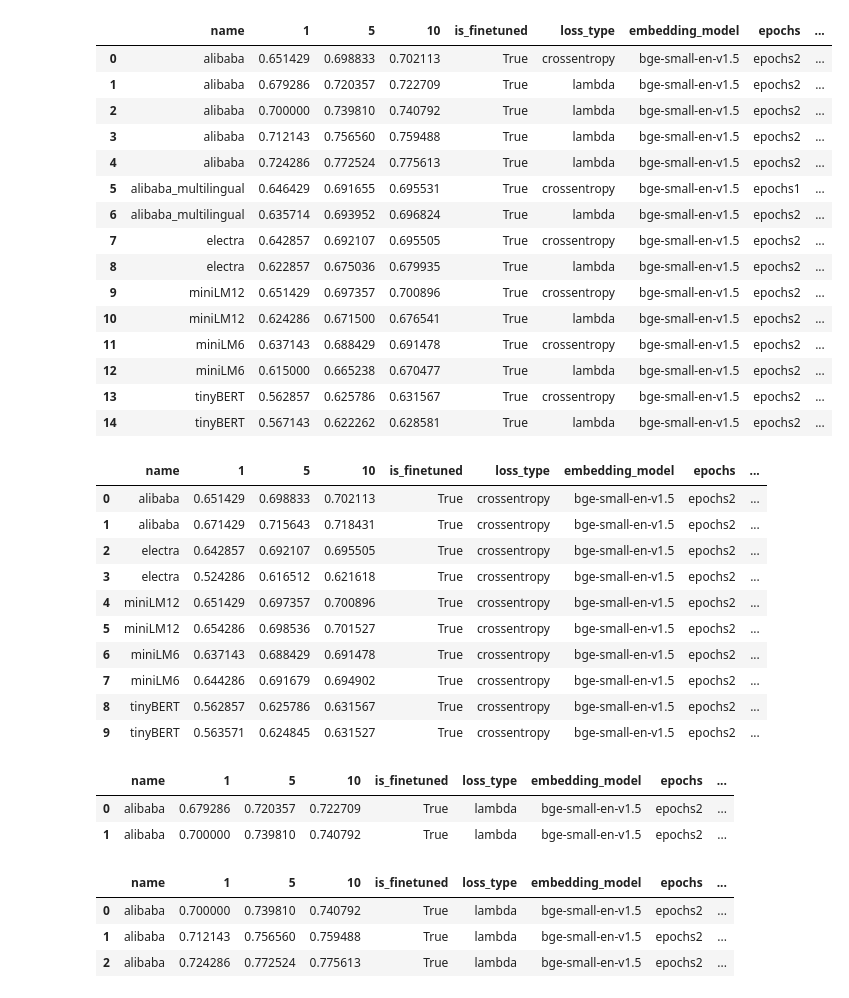
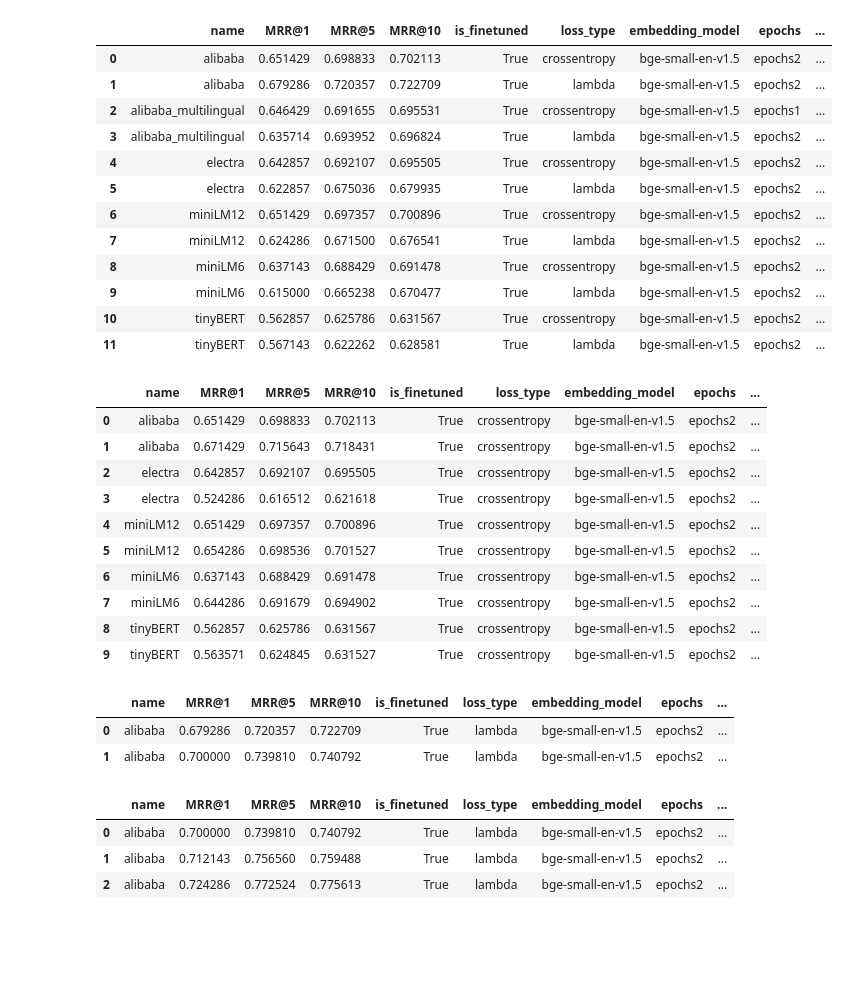
Before and after one commit to AIR25-CheckThat-Group1/CheckThat-ScientificClaimSourceRetrieval, a Jupyter notebook: results.ipynb, the cells around one changed output. Cells and saved outputs as stored; diff of their text form; code cells hidden in the pictures; blank space fills up the shorter version.

```diff
--- a/results.ipynb
+++ b/results.ipynb
@@ -30,14 +30,14 @@ for file in files:
         performance = evaluate_reranked_results(df_query, col_gold='cord_uid', col_pred='reranked_topk', list_k=[1, 5, 10])
         results.append({
             'name': file.name,
-            1: performance[1],
-            5: performance[5],
-            10: performance[10]
+            "MRR@1": performance[1],
+            "MRR@5": performance[5],
+            "MRR@10": performance[10]
         })
     else:
         print(f"Column 'reranked_topk' not found in {file.name}. Skipping evaluation.")
 
-df_eval = pd.DataFrame(results, columns=['name', 1, 5, 10])
+df_eval = pd.DataFrame(results, columns=['name', "MRR@1", "MRR@5", "MRR@10"])
 df_eval
 # %% [output]
 Processing file: reranked_results_alibaba_finetuned_bge-small-en-v1.5_epochs2_crossentropyloss.parquet
@@ -200,30 +200,27 @@ df_embedding
 | 10 | tinyBERT | 0.562857 | 0.625786 | 0.631567 | True | crossentropy | bge-small-en-v1.5 | epochs2 | ... |
 | 11 | tinyBERT | 0.561429 | 0.627048 | 0.633067 | True | crossentropy | static-retrieval-mrl-en-v1 | epochs2 | ... |
 # %%
-df_loss = df[(df['is_finetuned'] == True) & (~df["has_stricter_embedding"]) & (df['embedding_model'] == 'bge-small-en-v1.5')].sort_values(by=['name']).reset_index(drop=True)
+df_loss = df[(df['is_finetuned'] == True) & (~df["has_stricter_embedding"]) & (df['embedding_model'] == 'bge-small-en-v1.5') & (~df["learningrate"])].sort_values(by=['name']).reset_index(drop=True)
 df_loss
 # %% [output]
-|  | name | 1 | 5 | 10 | is_finetuned | loss_type | embedding_model | epochs | ... |
+|  | name | MRR@1 | MRR@5 | MRR@10 | is_finetuned | loss_type | embedding_model | epochs | ... |
 | 0 | alibaba | 0.651429 | 0.698833 | 0.702113 | True | crossentropy | bge-small-en-v1.5 | epochs2 | ... |
 | 1 | alibaba | 0.679286 | 0.720357 | 0.722709 | True | lambda | bge-small-en-v1.5 | epochs2 | ... |
-| 2 | alibaba | 0.700000 | 0.739810 | 0.740792 | True | lambda | bge-small-en-v1.5 | epochs2 | ... |
-| 3 | alibaba | 0.712143 | 0.756560 | 0.759488 | True | lambda | bge-small-en-v1.5 | epochs2 | ... |
-| 4 | alibaba | 0.724286 | 0.772524 | 0.775613 | True | lambda | bge-small-en-v1.5 | epochs2 | ... |
-| 5 | alibaba_multilingual | 0.646429 | 0.691655 | 0.695531 | True | crossentropy | bge-small-en-v1.5 | epochs1 | ... |
-| 6 | alibaba_multilingual | 0.635714 | 0.693952 | 0.696824 | True | lambda | bge-small-en-v1.5 | epochs2 | ... |
-| 7 | electra | 0.642857 | 0.692107 | 0.695505 | True | crossentropy | bge-small-en-v1.5 | epochs2 | ... |
-| 8 | electra | 0.622857 | 0.675036 | 0.679935 | True | lambda | bge-small-en-v1.5 | epochs2 | ... |
-| 9 | miniLM12 | 0.651429 | 0.697357 | 0.700896 | True | crossentropy | bge-small-en-v1.5 | epochs2 | ... |
-| 10 | miniLM12 | 0.624286 | 0.671500 | 0.676541 | True | lambda | bge-small-en-v1.5 | epochs2 | ... |
-| 11 | miniLM6 | 0.637143 | 0.688429 | 0.691478 | True | crossentropy | bge-small-en-v1.5 | epochs2 | ... |
-| 12 | miniLM6 | 0.615000 | 0.665238 | 0.670477 | True | lambda | bge-small-en-v1.5 | epochs2 | ... |
-| 13 | tinyBERT | 0.562857 | 0.625786 | 0.631567 | True | crossentropy | bge-small-en-v1.5 | epochs2 | ... |
-| 14 | tinyBERT | 0.567143 | 0.622262 | 0.628581 | True | lambda | bge-small-en-v1.5 | epochs2 | ... |
+| 2 | alibaba_multilingual | 0.646429 | 0.691655 | 0.695531 | True | crossentropy | bge-small-en-v1.5 | epochs1 | ... |
+| 3 | alibaba_multilingual | 0.635714 | 0.693952 | 0.696824 | True | lambda | bge-small-en-v1.5 | epochs2 | ... |
+| 4 | electra | 0.642857 | 0.692107 | 0.695505 | True | crossentropy | bge-small-en-v1.5 | epochs2 | ... |
+| 5 | electra | 0.622857 | 0.675036 | 0.679935 | True | lambda | bge-small-en-v1.5 | epochs2 | ... |
+| 6 | miniLM12 | 0.651429 | 0.697357 | 0.700896 | True | crossentropy | bge-small-en-v1.5 | epochs2 | ... |
+| 7 | miniLM12 | 0.624286 | 0.671500 | 0.676541 | True | lambda | bge-small-en-v1.5 | epochs2 | ... |
+| 8 | miniLM6 | 0.637143 | 0.688429 | 0.691478 | True | crossentropy | bge-small-en-v1.5 | epochs2 | ... |
+| 9 | miniLM6 | 0.615000 | 0.665238 | 0.670477 | True | lambda | bge-small-en-v1.5 | epochs2 | ... |
+| 10 | tinyBERT | 0.562857 | 0.625786 | 0.631567 | True | crossentropy | bge-small-en-v1.5 | epochs2 | ... |
+| 11 | tinyBERT | 0.567143 | 0.622262 | 0.628581 | True | lambda | bge-small-en-v1.5 | epochs2 | ... |
 # %%
 df_strict_embeddings = df[(df['is_finetuned'] == True) & (df['loss_type'] == 'crossentropy') & (~df['learningrate']) & (df['embedding_model'] == 'bge-small-en-v1.5') & (df['name'] != 'alibaba_multilingual')].sort_values(by=['name']).reset_index(drop=True)
 df_strict_embeddings
 # %% [output]
-|  | name | 1 | 5 | 10 | is_finetuned | loss_type | embedding_model | epochs | ... |
+|  | name | MRR@1 | MRR@5 | MRR@10 | is_finetuned | loss_type | embedding_model | epochs | ... |
 | 0 | alibaba | 0.651429 | 0.698833 | 0.702113 | True | crossentropy | bge-small-en-v1.5 | epochs2 | ... |
 | 1 | alibaba | 0.671429 | 0.715643 | 0.718431 | True | crossentropy | bge-small-en-v1.5 | epochs2 | ... |
 | 2 | electra | 0.642857 | 0.692107 | 0.695505 | True | crossentropy | bge-small-en-v1.5 | epochs2 | ... |
@@ -238,14 +235,14 @@ df_strict_embeddings
 df_learning_rate = df[(df['is_finetuned'] == True) & (df['loss_type'] == 'lambda')  & (df['embedding_model'] == 'bge-small-en-v1.5') & (df['name'] == 'alibaba') & (df['k'] == '30')].sort_values(by=['name']).reset_index(drop=True)
 df_learning_rate
 # %% [output]
-|  | name | 1 | 5 | 10 | is_finetuned | loss_type | embedding_model | epochs | ... |
+|  | name | MRR@1 | MRR@5 | MRR@10 | is_finetuned | loss_type | embedding_model | epochs | ... |
 | 0 | alibaba | 0.679286 | 0.720357 | 0.722709 | True | lambda | bge-small-en-v1.5 | epochs2 | ... |
 | 1 | alibaba | 0.700000 | 0.739810 | 0.740792 | True | lambda | bge-small-en-v1.5 | epochs2 | ... |
 # %%
 df_k = df[(df['is_finetuned'] == True) & (df['loss_type'] == 'lambda')  & (df['embedding_model'] == 'bge-small-en-v1.5') & (df['name'] == 'alibaba') & (df['learningrate'])].sort_values(by=['name']).reset_index(drop=True)
 df_k
 # %% [output]
-|  | name | 1 | 5 | 10 | is_finetuned | loss_type | embedding_model | epochs | ... |
+|  | name | MRR@1 | MRR@5 | MRR@10 | is_finetuned | loss_type | embedding_model | epochs | ... |
 | 0 | alibaba | 0.700000 | 0.739810 | 0.740792 | True | lambda | bge-small-en-v1.5 | epochs2 | ... |
 | 1 | alibaba | 0.712143 | 0.756560 | 0.759488 | True | lambda | bge-small-en-v1.5 | epochs2 | ... |
 | 2 | alibaba | 0.724286 | 0.772524 | 0.775613 | True | lambda | bge-small-en-v1.5 | epochs2 | ... |
```
Also changed, not shown: parts of 4 cells of this notebook, 2 other files.
